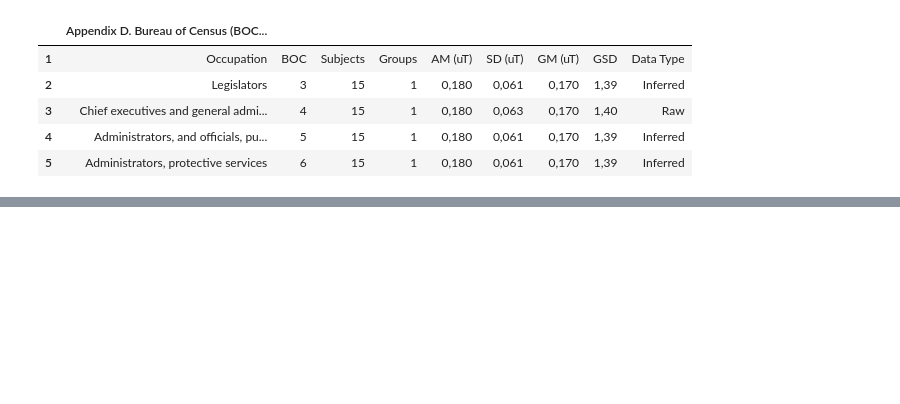
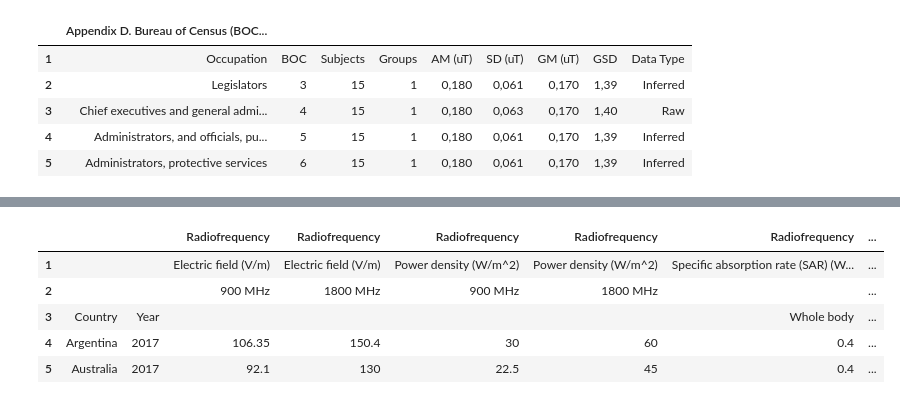
Before and after one commit to BilitisPrudhomme/BilitisPrudhomme, a Jupyter notebook: EMF_exposure_project.ipynb, the cells around one changed output, grey strips where cells are left out. Saved outputs shown, nothing was run; the diff lists cells and outputs as text; code cells hidden in the pictures; blank space fills up the shorter version.

```diff
--- a/EMF_exposure_project.ipynb
+++ b/EMF_exposure_project.ipynb
@@ -115,0 +378,17 @@ Première Manipulation avec le jeux de données
+# %%
+sheet = wb.worksheet('Exposure limits for radio-frequency fields (worker)')
+# %%
+data = sheet.get_all_values()
+# %%
+df = pd.DataFrame(data)
+df.columns = df.iloc[0]
+df = df.iloc[1:]
+# %%
+df.head()
+# %% [output]
+|  |  |  | Radiofrequency | Radiofrequency | Radiofrequency | Radiofrequency | Radiofrequency | ... |
+| 1 |  |  | Electric field (V/m) | Electric field (V/m) | Power density (W/m^2) | Power density (W/m^2) | Specific absorption rate (SAR) (W... | ... |
+| 2 |  |  | 900 MHz | 1800 MHz | 900 MHz | 1800 MHz |  | ... |
+| 3 | Country | Year |  |  |  |  | Whole body | ... |
+| 4 | Argentina | 2017 | 106.35 | 150.4 | 30 | 60 | 0.4 | ... |
+| 5 | Australia | 2017 | 92.1 | 130 | 22.5 | 45 | 0.4 | ... |
```
Also changed, not shown: parts of 39 cells of this notebook.
